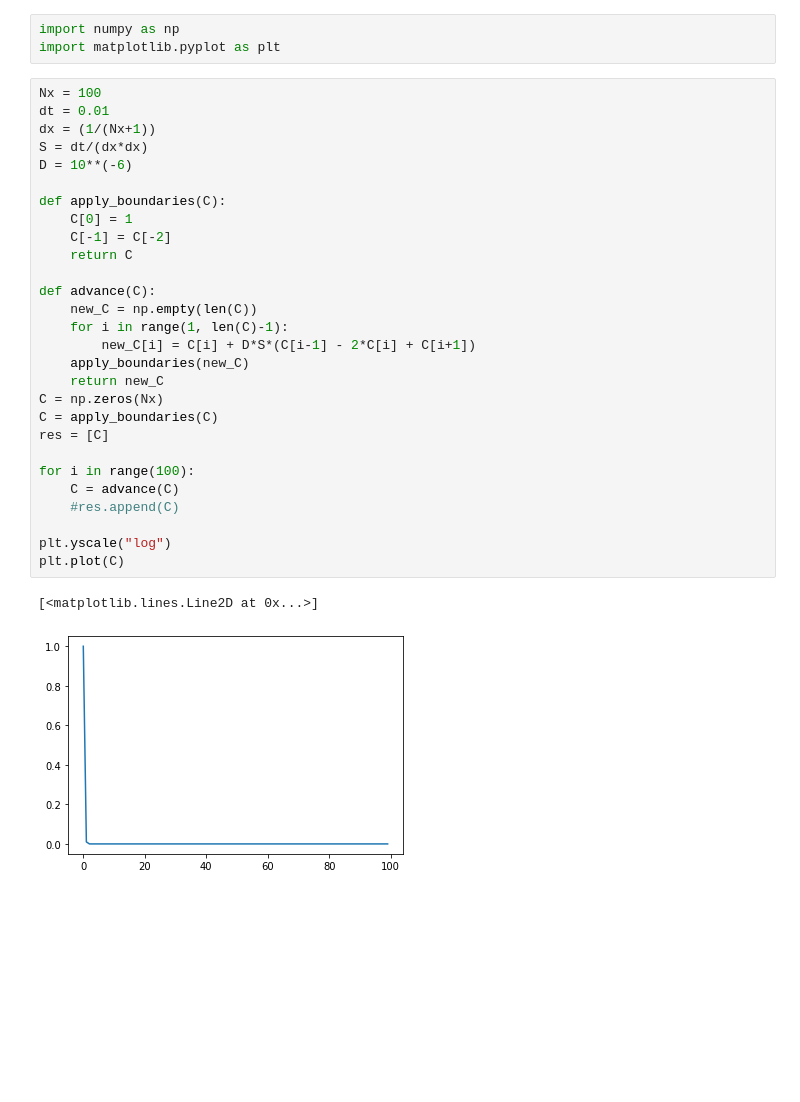
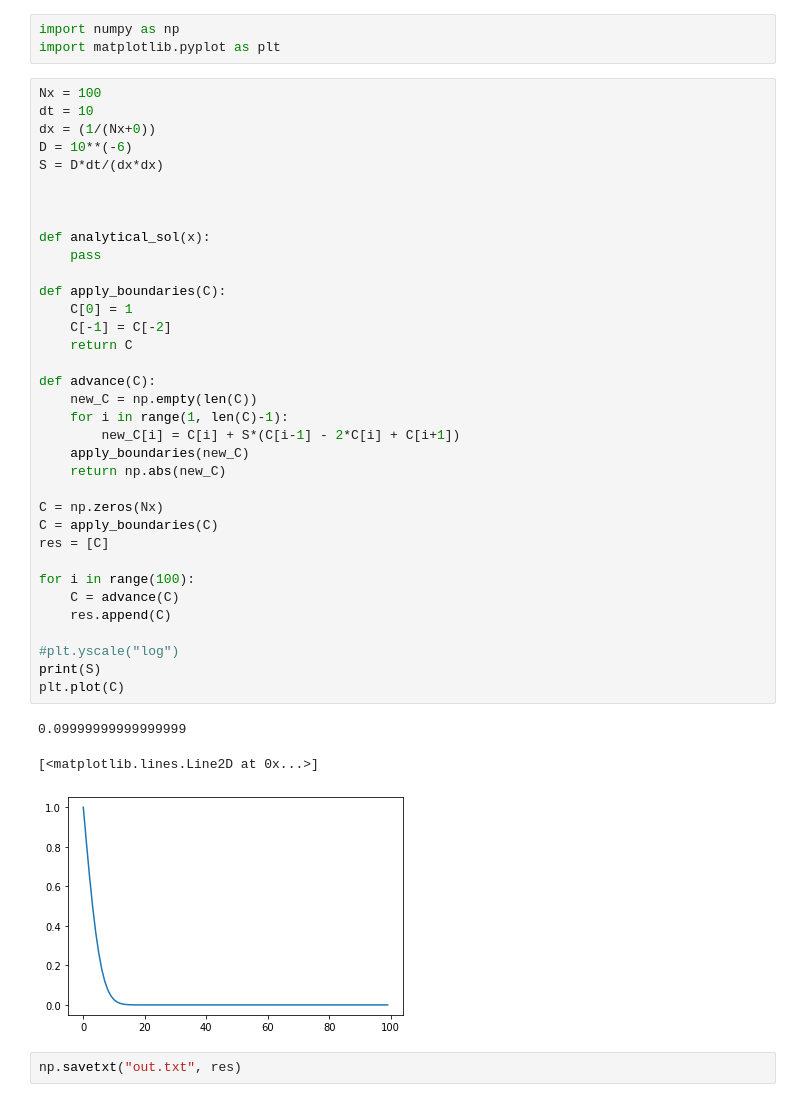
Before and after one commit to hitimr/NSSC2, a Jupyter notebook: Ex3/1.1_hiti.ipynb, the cells around one changed output. Cells and saved outputs as stored; diff of their text form; blank space fills up the shorter version.

```diff
--- a/Ex3/1.1_hiti.ipynb
+++ b/Ex3/1.1_hiti.ipynb
@@ -3,32 +3,42 @@ import numpy as np
 import matplotlib.pyplot as plt
 # %%
 Nx = 100
-dt = 0.01
-dx = (1/(Nx+1))
-S = dt/(dx*dx)
+dt = 10
+dx = (1/(Nx+0))
 D = 10**(-6)
+S = D*dt/(dx*dx)
+
+
+
+def analytical_sol(x):
+    pass
 
 def apply_boundaries(C):
     C[0] = 1
     C[-1] = C[-2]
     return C
 
 def advance(C):
     new_C = np.empty(len(C))
     for i in range(1, len(C)-1):
-        new_C[i] = C[i] + D*S*(C[i-1] - 2*C[i] + C[i+1])
+        new_C[i] = C[i] + S*(C[i-1] - 2*C[i] + C[i+1])
     apply_boundaries(new_C)
-    return new_C
+    return np.abs(new_C)
+
 C = np.zeros(Nx)
 C = apply_boundaries(C)
 res = [C]
 
 for i in range(100):
     C = advance(C)
-    #res.append(C)
+    res.append(C)
 
-plt.yscale("log")
+#plt.yscale("log")
+print(S)
 plt.plot(C)
 # %% [output]
-[<matplotlib.lines.Line2D at 0x...>]
+0.09999999999999999
+[<matplotlib.lines.Line2D at 0x...>]
-[figure, old version]
+[figure, new version]
+# %%
+np.savetxt("out.txt", res)
```
Also changed, not shown: parts of 2 cells of this notebook, 1 other file.
